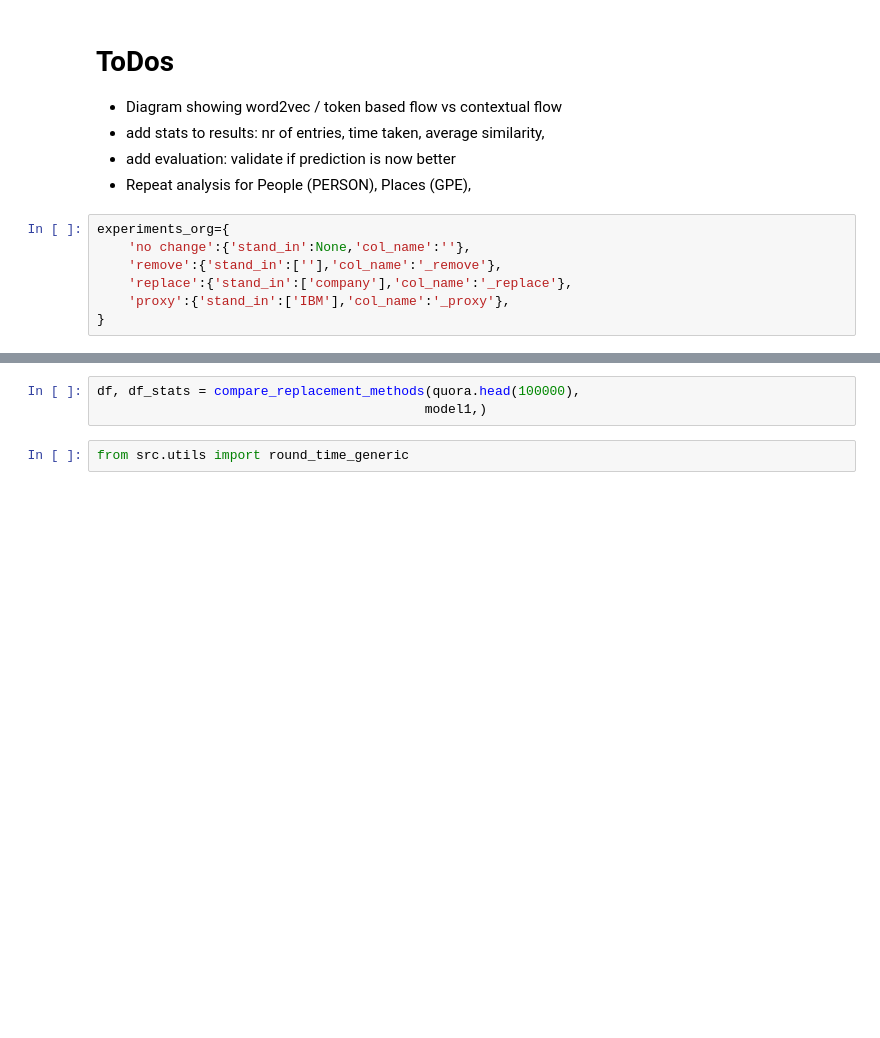
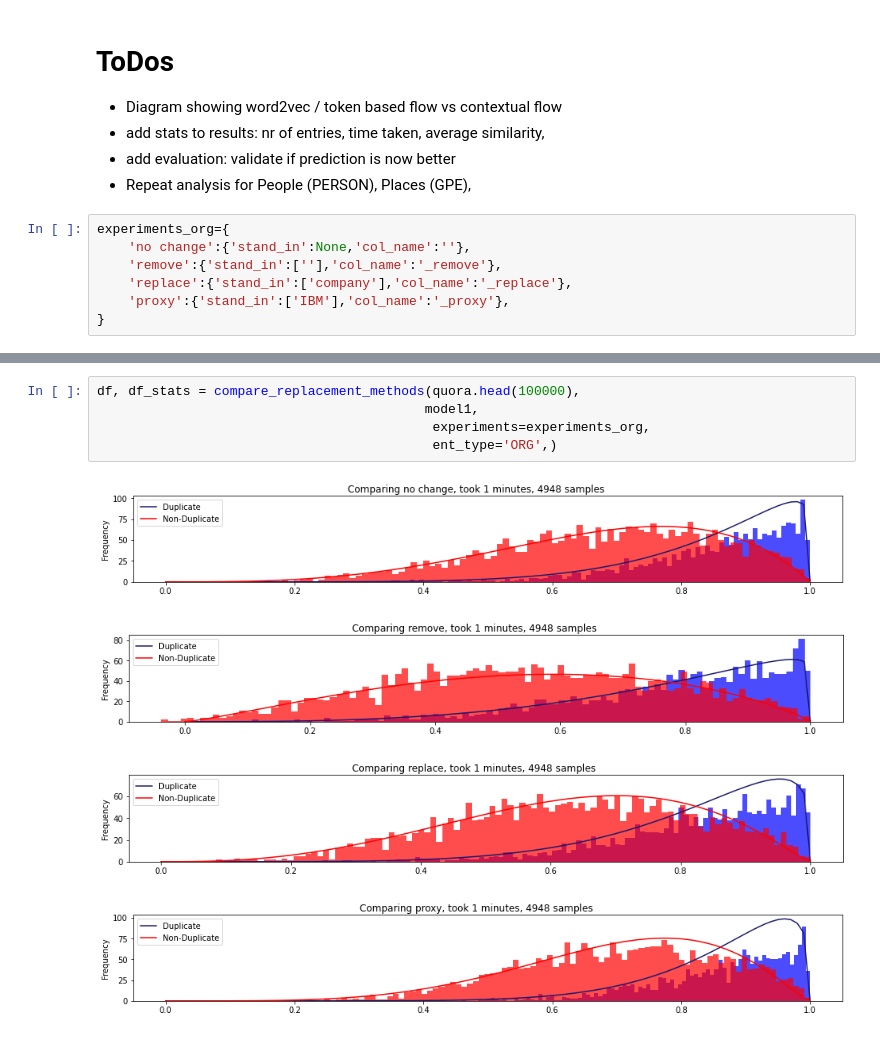
Before and after one commit to md-experiments/qa, a Jupyter notebook: Facts_and_Transformers.ipynb, the cells around one changed output, grey strips where cells are left out. Saved outputs shown, nothing was run; the diff lists cells and outputs as text; blank space fills up the shorter version.

Commit message:
run experiments

```diff
--- a/Facts_and_Transformers.ipynb
+++ b/Facts_and_Transformers.ipynb
@@ -144,6 +144,11 @@ quora.head()
 | 4 | 4 | 9 | 10 | Which one dissolve in water quikl... | Which fish would survive in salt ... | 0 | [{'text': 'one', 'label': 'CARDIN... | [] |
 # %%
 df, df_stats = compare_replacement_methods(quora.head(100000),
-                                          model1,)
+                                          model1,
+                                           experiments=experiments_org,
+                                           ent_type='ORG',)
+# %% [output]
+[figure, added]
+[figure, added]
+[figure, added]
+[figure, added]
-# %%
-from src.utils import round_time_generic
```
Also changed, not shown: parts of 10 cells of this notebook, 3 other files.
